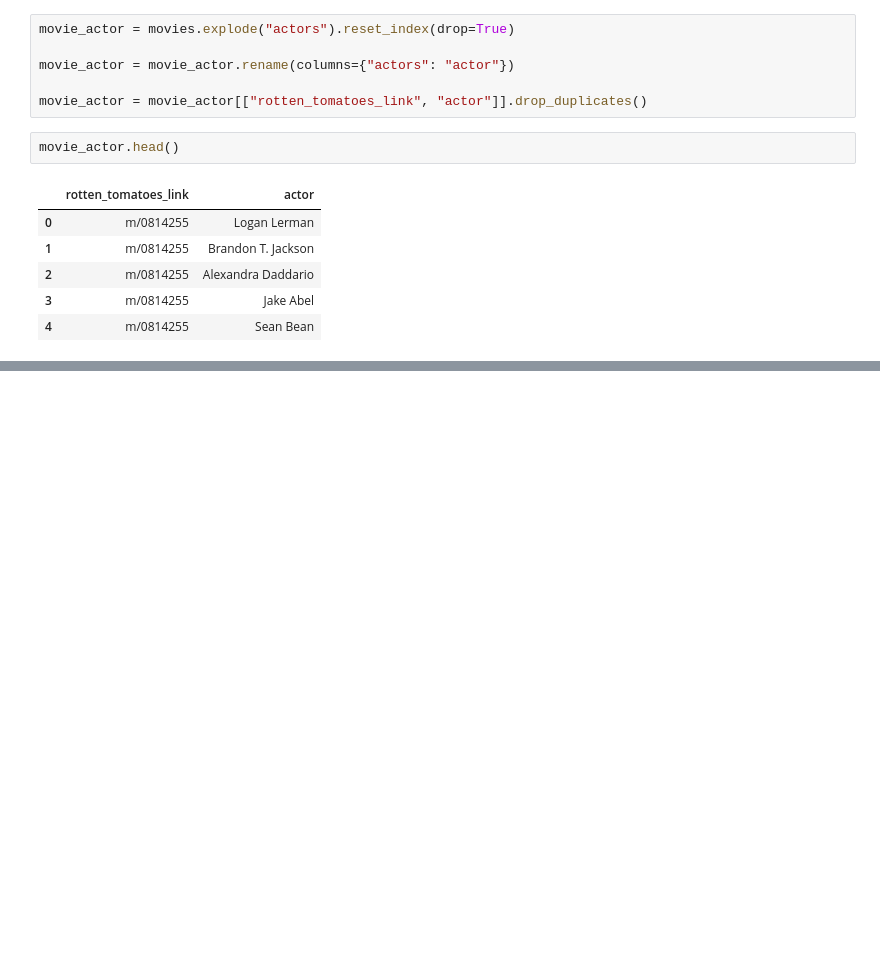
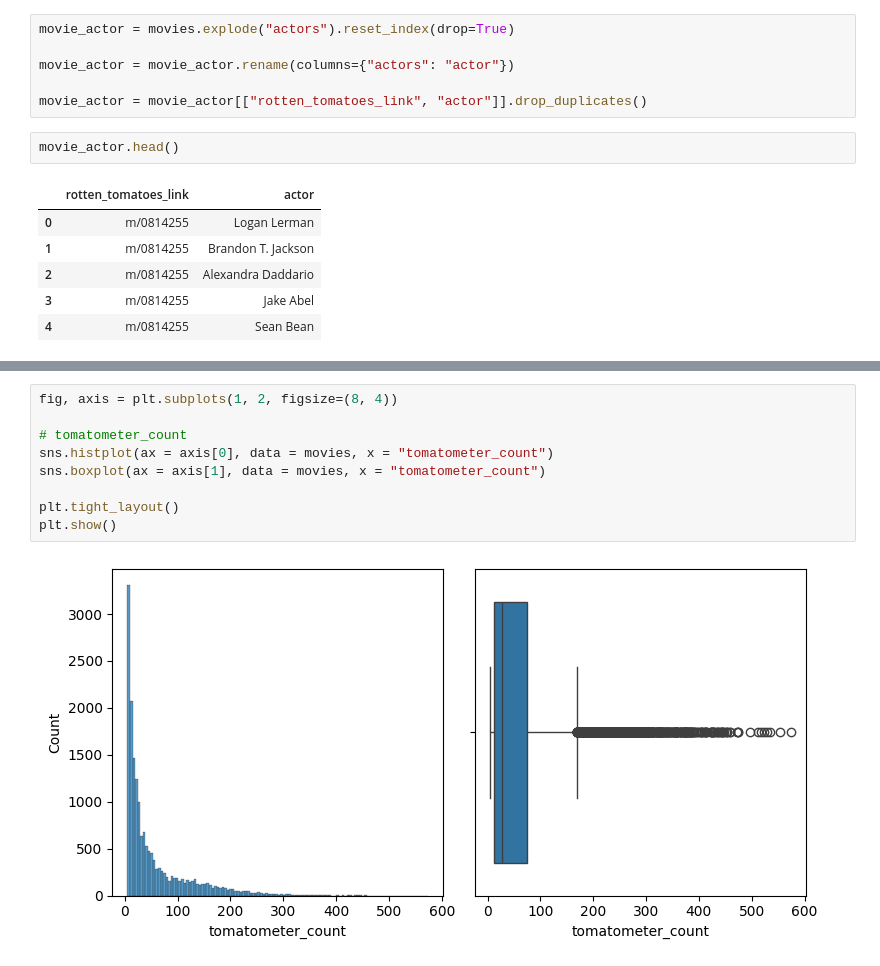
Before and after one commit to magy509/ingenieropg80.Proyecto_final_madre, a Jupyter notebook: src/movies_eda.ipynb, the cells around one changed output, grey strips where cells are left out. Cells and saved outputs as stored; diff of their text form; blank space fills up the shorter version.

```diff
--- a/src/movies_eda.ipynb
+++ b/src/movies_eda.ipynb
@@ -206,0 +408,11 @@ plt.show()
+# %%
+fig, axis = plt.subplots(1, 2, figsize=(8, 4))
+
+# tomatometer_count
+sns.histplot(ax = axis[0], data = movies, x = "tomatometer_count")
+sns.boxplot(ax = axis[1], data = movies, x = "tomatometer_count")
+
+plt.tight_layout()
+plt.show()
+# %% [output]
+[figure, added]
```
Also changed, not shown: parts of 145 cells of this notebook, 1 other file.
